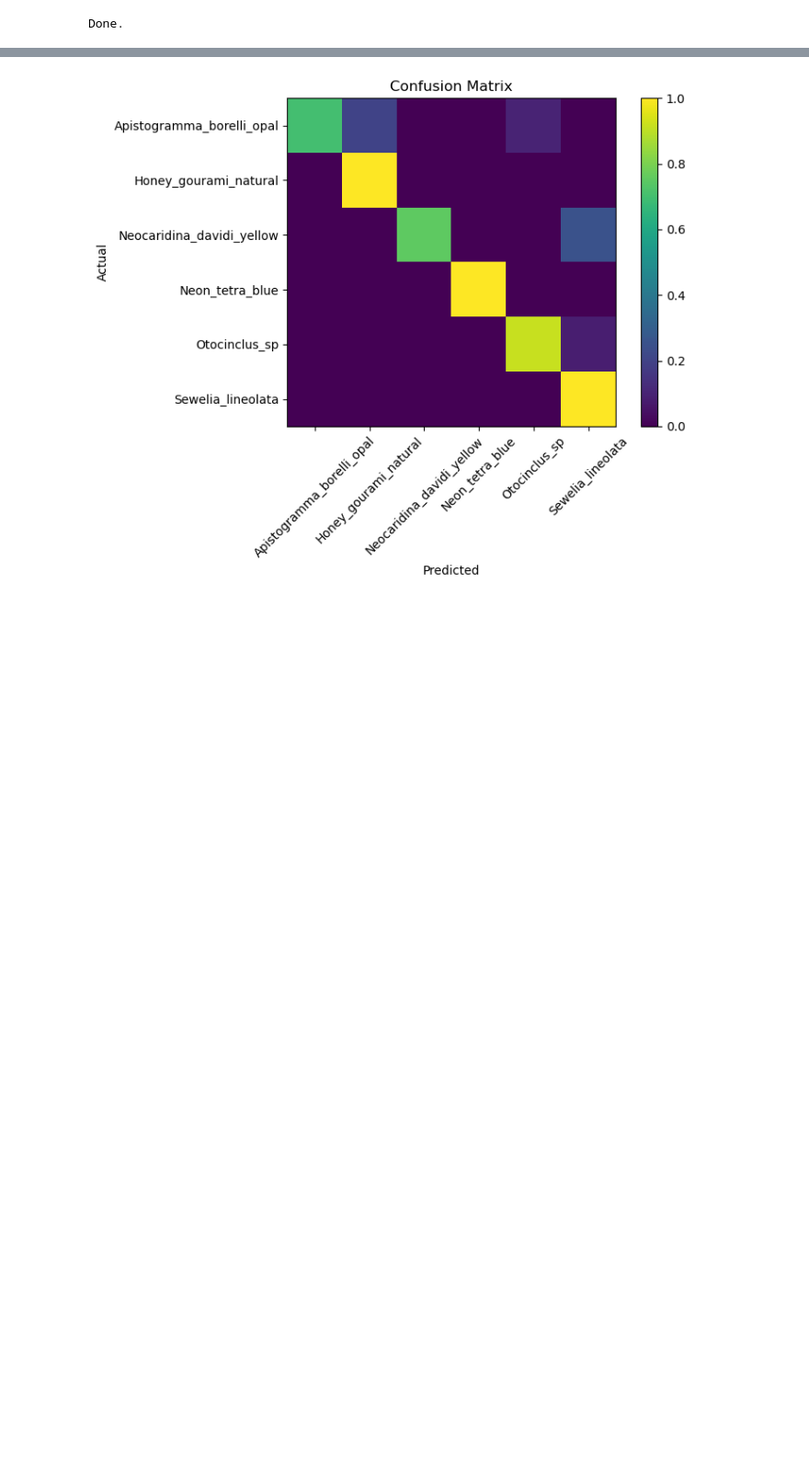
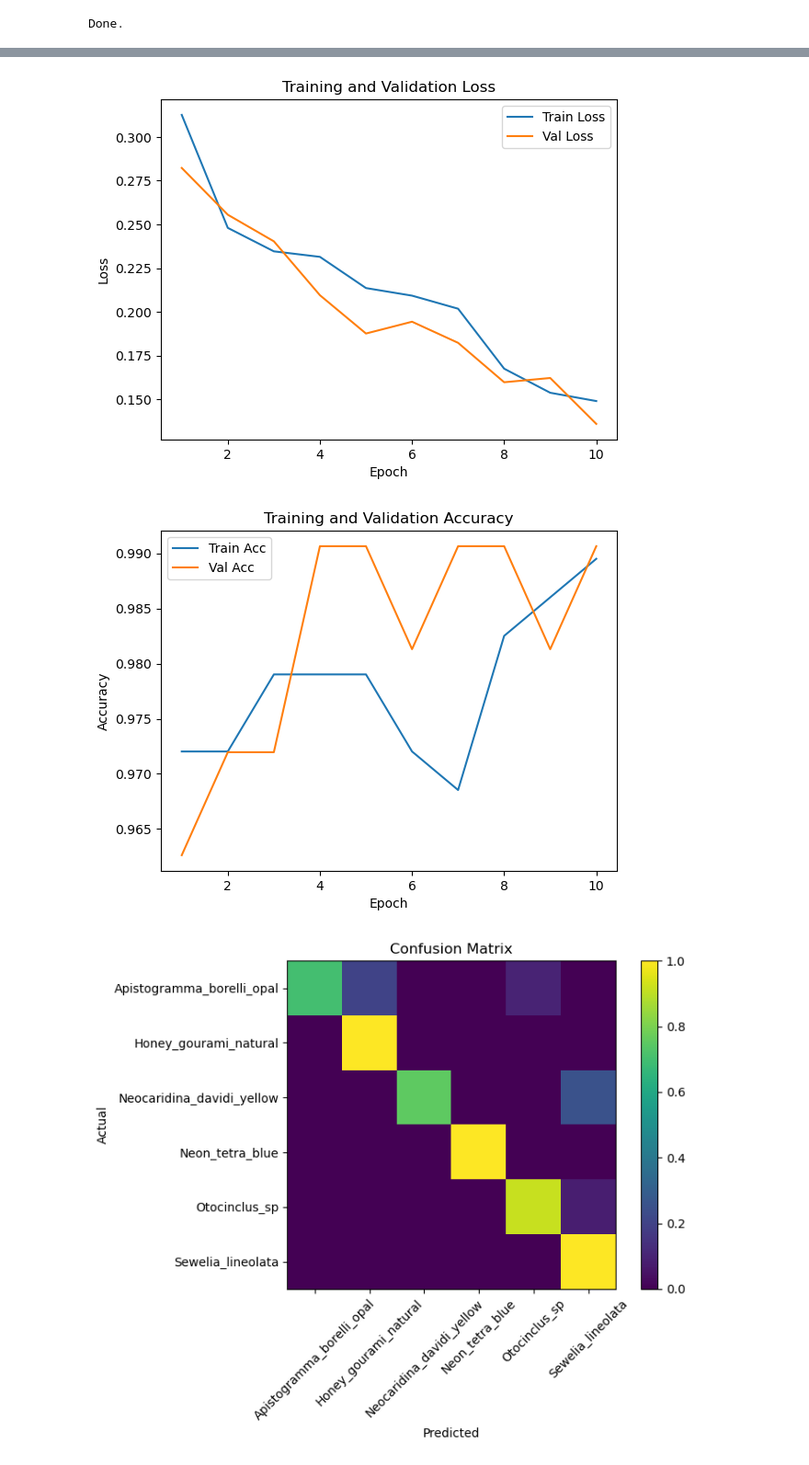
Before and after one commit to sarosi/aquarium-fish-classification, a Jupyter notebook: notebooks/aquarium_fish_recognition.ipynb, the cells around one changed output, grey strips where cells are left out. Shown at 92% size. Drawn from its saved outputs; the diff is of its cells as text; code cells hidden in the pictures; blank space fills up the shorter version.

Commit message:
Add visualization

```diff
--- a/notebooks/aquarium_fish_recognition.ipynb
+++ b/notebooks/aquarium_fish_recognition.ipynb
@@ -8,7 +8,7 @@ from torch.utils.data import DataLoader
 transform = transforms.Compose([
     transforms.Resize((224, 224)),
     transforms.RandomHorizontalFlip(),
-    transforms.ColorJitter(brightness=0.2, contrast=0.2),
+    transforms.ColorJitter(brightness=0.3, contrast=0.3),
     transforms.ToTensor()
 ])
 # %%
@@ -74,6 +74,12 @@ for param in model.fc.parameters():
 # Training setup
 criterion = nn.CrossEntropyLoss()
 optimizer = torch.optim.Adam(model.fc.parameters(), lr=1e-3)
+# %%
+# For the visualization of training/validation loss/accuracy
+train_losses = []
+val_losses = []
+train_accuracies = []
+val_accuracies = []
 # %%
 # Training
 import datetime
@@ -133,6 +139,11 @@ for epoch in range(10):
 
     val_loss, val_acc = evaluate(model, val_loader, criterion)
 
+    train_losses.append(train_loss)
+    val_losses.append(val_loss)
+    train_accuracies.append(train_acc)
+    val_accuracies.append(val_acc)
+
     print(f"Epoch {epoch+1}:")
     print(f"  Train Loss: {train_loss:.4f}, Train Acc: {train_acc:.4f}")
     print(f"  Val   Loss: {val_loss:.4f}, Val   Acc: {val_acc:.4f}")
@@ -171,3 +182,31 @@ Epoch 10:
+# %%
+# Visualize the training
+import matplotlib.pyplot as plt
+
+epochs = range(1, len(train_losses) + 1)
+
+# Loss plot
+plt.figure()
+plt.plot(epochs, train_losses)
+plt.plot(epochs, val_losses)
+plt.xlabel("Epoch")
+plt.ylabel("Loss")
+plt.title("Training and Validation Loss")
+plt.legend(["Train Loss", "Val Loss"])
+plt.show()
+
+# Accuracy plot
+plt.figure()
+plt.plot(epochs, train_accuracies)
+plt.plot(epochs, val_accuracies)
+plt.xlabel("Epoch")
+plt.ylabel("Accuracy")
+plt.title("Training and Validation Accuracy")
+plt.legend(["Train Acc", "Val Acc"])
+plt.show()
+# %% [output]
+[figure, added]
+[figure, added]
 # %%
 #Collect predictions
 
```
Also changed, not shown: parts of 2 cells of this notebook.
